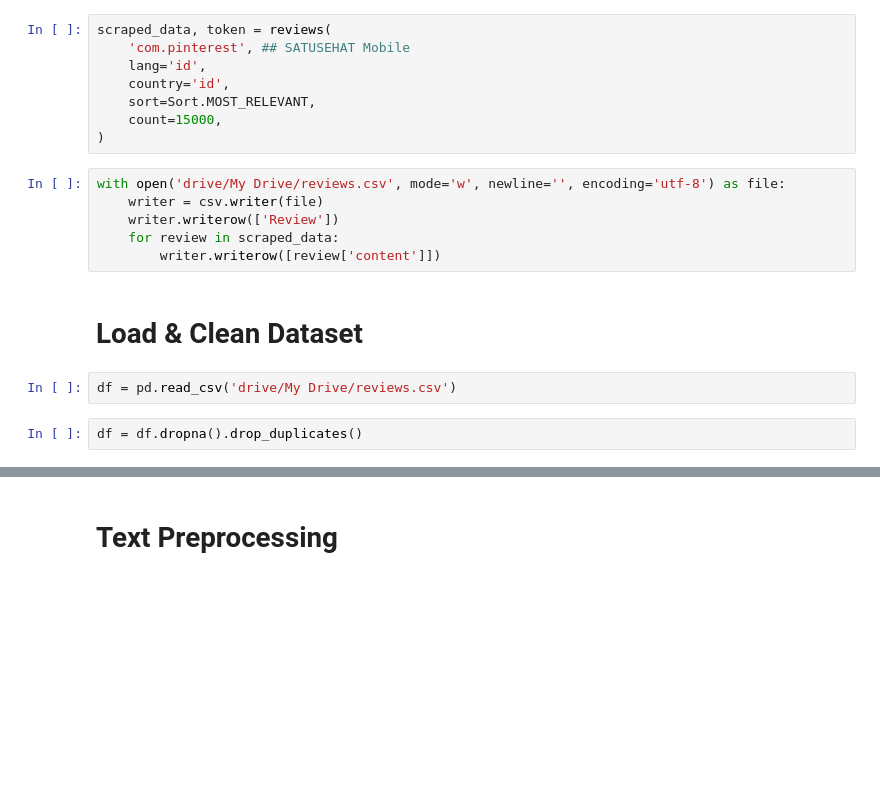
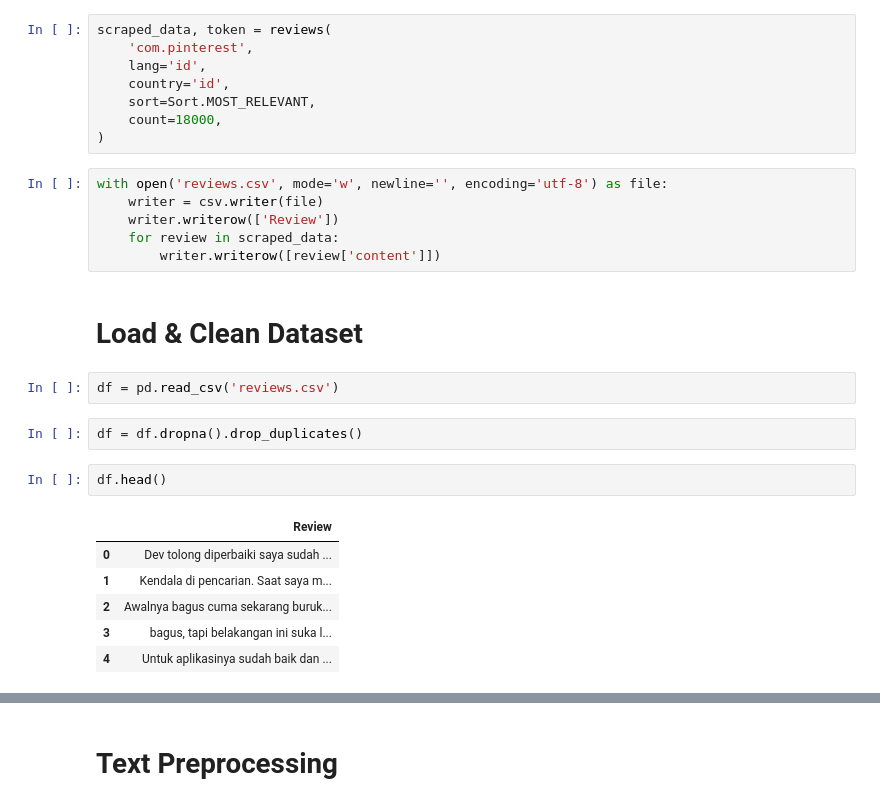
Before and after one commit to raihankr/ml-sentiment-analysis, a Jupyter notebook: sentiment_analysis.ipynb, the cells around one changed output, grey strips where cells are left out. Drawn from its saved outputs; the diff is of its cells as text; blank space fills up the shorter version.

```diff
--- a/sentiment_analysis.ipynb
+++ b/sentiment_analysis.ipynb
@@ -51,13 +62,13 @@ Successfully installed Sastrawi-1.0.1
 # %%
 scraped_data, token = reviews(
-    'com.pinterest', ## SATUSEHAT Mobile
+    'com.pinterest',
     lang='id',
     country='id',
     sort=Sort.MOST_RELEVANT,
-    count=15000,
+    count=18000,
 )
 # %%
-with open('drive/My Drive/reviews.csv', mode='w', newline='', encoding='utf-8') as file:
+with open('reviews.csv', mode='w', newline='', encoding='utf-8') as file:
     writer = csv.writer(file)
     writer.writerow(['Review'])
     for review in scraped_data:
@@ -65,9 +76,18 @@ with open('drive/My Drive/reviews.csv', mode='w', newline='', encoding='utf-8')
 # %% [markdown]
 # Load & Clean Dataset
 # %%
-df = pd.read_csv('drive/My Drive/reviews.csv')
+df = pd.read_csv('reviews.csv')
 # %%
 df = df.dropna().drop_duplicates()
+# %%
+df.head()
+# %% [output]
+|  | Review |
+| 0 | Dev tolong diperbaiki saya sudah ... |
+| 1 | Kendala di pencarian. Saat saya m... |
+| 2 | Awalnya bagus cuma sekarang buruk... |
+| 3 | bagus, tapi belakangan ini suka l... |
+| 4 | Untuk aplikasinya sudah baik dan ... |
 # %%
 df.info()
 # %% [output]
```
Also changed, not shown: parts of 49 cells of this notebook.
